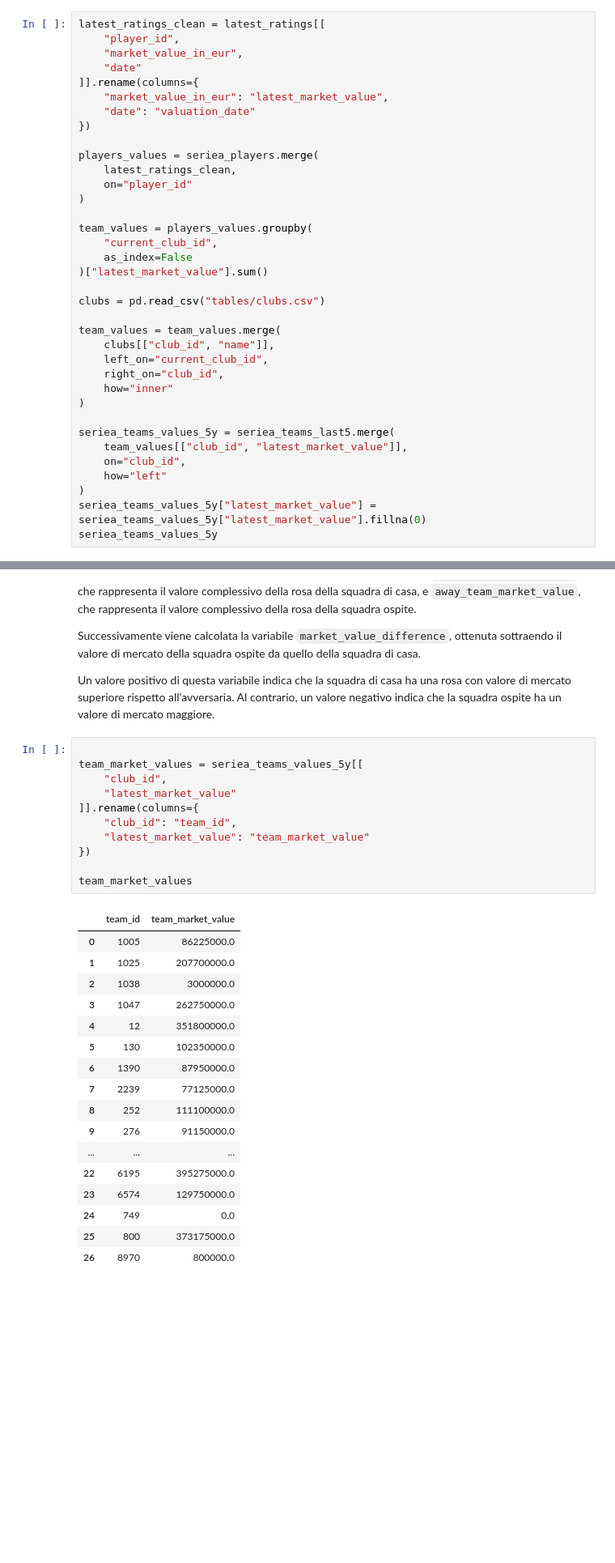
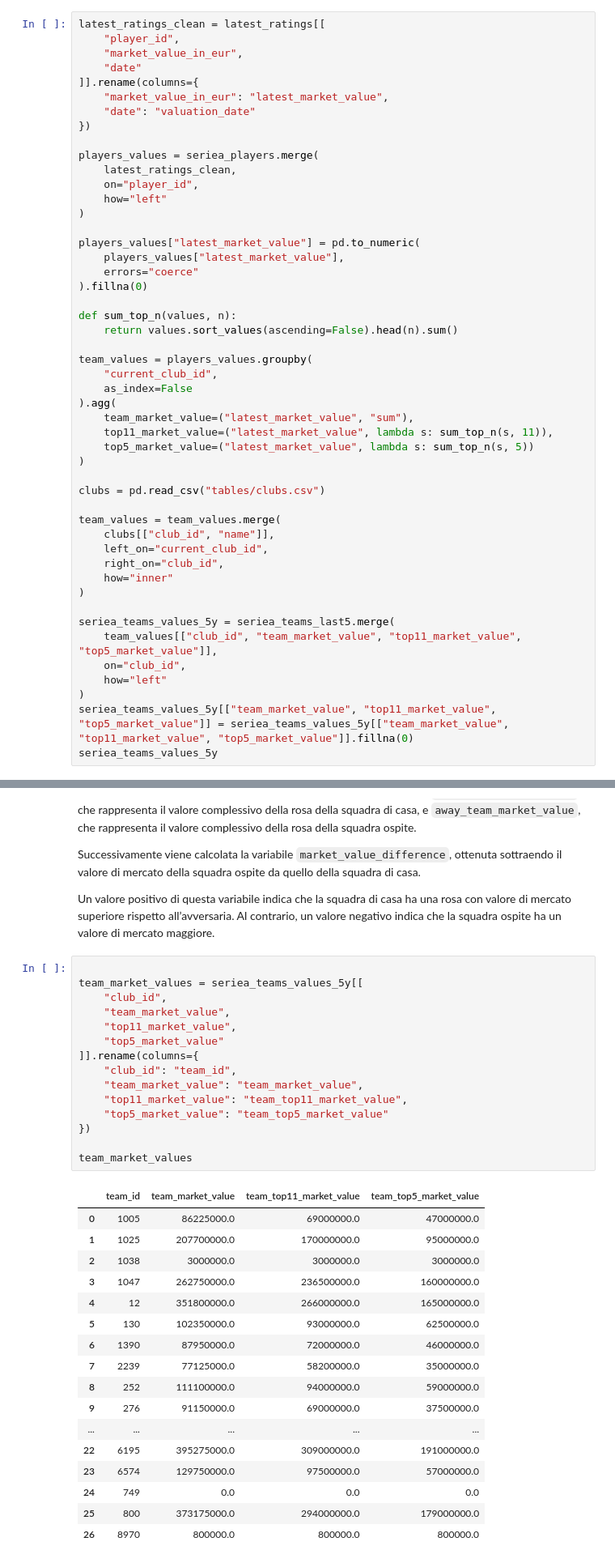
Before and after one commit to burraco04/serieA-Prediction-Model, a Jupyter notebook: notebook.ipynb, the cells around one changed output, grey strips where cells are left out. Shown at 81% size. Saved outputs shown, nothing was run; the diff lists cells and outputs as text; blank space fills up the shorter version.

```diff
--- a/notebook.ipynb
+++ b/notebook.ipynb
@@ -261,13 +262,26 @@ latest_ratings_clean = latest_ratings[[
 
 players_values = seriea_players.merge(
     latest_ratings_clean,
-    on="player_id"
+    on="player_id",
+    how="left"
 )
+
+players_values["latest_market_value"] = pd.to_numeric(
+    players_values["latest_market_value"],
+    errors="coerce"
+).fillna(0)
+
+def sum_top_n(values, n):
+    return values.sort_values(ascending=False).head(n).sum()
 
 team_values = players_values.groupby(
     "current_club_id",
     as_index=False
-)["latest_market_value"].sum()
+).agg(
+    team_market_value=("latest_market_value", "sum"),
+    top11_market_value=("latest_market_value", lambda s: sum_top_n(s, 11)),
+    top5_market_value=("latest_market_value", lambda s: sum_top_n(s, 5))
+)
 
 clubs = pd.read_csv("tables/clubs.csv")
 
@@ -279,11 +293,11 @@ team_values = team_values.merge(
 )
 
 seriea_teams_values_5y = seriea_teams_last5.merge(
-    team_values[["club_id", "latest_market_value"]],
+    team_values[["club_id", "team_market_value", "top11_market_value", "top5_market_value"]],
     on="club_id",
     how="left"
 )
-seriea_teams_values_5y["latest_market_value"] = seriea_teams_values_5y["latest_market_value"].fillna(0)
+seriea_teams_values_5y[["team_market_value", "top11_market_value", "top5_market_value"]] = seriea_teams_values_5y[["team_market_value", "top11_market_value", "top5_market_value"]].fillna(0)
 seriea_teams_values_5y
 # %% [output]
 |  | club_id | club_code | name | domestic_competition_id | total_market_value | squad_size | average_age | ... |
@@ -318,32 +332,36 @@ Un valore positivo di questa variabile indica che la squadra di casa ha una rosa
 # %%
 
 team_market_values = seriea_teams_values_5y[[
     "club_id",
-    "latest_market_value"
+    "team_market_value",
+    "top11_market_value",
+    "top5_market_value"
 ]].rename(columns={
     "club_id": "team_id",
-    "latest_market_value": "team_market_value"
+    "team_market_value": "team_market_value",
+    "top11_market_value": "team_top11_market_value",
+    "top5_market_value": "team_top5_market_value"
 })
 
 team_market_values
 # %% [output]
-|  | team_id | team_market_value |
-| 0 | 1005 | 86225000.0 |
-| 1 | 1025 | 207700000.0 |
-| 2 | 1038 | 3000000.0 |
-| 3 | 1047 | 262750000.0 |
-| 4 | 12 | 351800000.0 |
-| 5 | 130 | 102350000.0 |
-| 6 | 1390 | 87950000.0 |
-| 7 | 2239 | 77125000.0 |
-| 8 | 252 | 111100000.0 |
-| 9 | 276 | 91150000.0 |
-| ... | ... | ... |
-| 22 | 6195 | 395275000.0 |
-| 23 | 6574 | 129750000.0 |
-| 24 | 749 | 0.0 |
-| 25 | 800 | 373175000.0 |
-| 26 | 8970 | 800000.0 |
+|  | team_id | team_market_value | team_top11_market_value | team_top5_market_value |
+| 0 | 1005 | 86225000.0 | 69000000.0 | 47000000.0 |
+| 1 | 1025 | 207700000.0 | 170000000.0 | 95000000.0 |
+| 2 | 1038 | 3000000.0 | 3000000.0 | 3000000.0 |
+| 3 | 1047 | 262750000.0 | 236500000.0 | 160000000.0 |
+| 4 | 12 | 351800000.0 | 266000000.0 | 165000000.0 |
+| 5 | 130 | 102350000.0 | 93000000.0 | 62500000.0 |
+| 6 | 1390 | 87950000.0 | 72000000.0 | 46000000.0 |
+| 7 | 2239 | 77125000.0 | 58200000.0 | 35000000.0 |
+| 8 | 252 | 111100000.0 | 94000000.0 | 59000000.0 |
+| 9 | 276 | 91150000.0 | 69000000.0 | 37500000.0 |
+| ... | ... | ... | ... | ... |
+| 22 | 6195 | 395275000.0 | 309000000.0 | 191000000.0 |
+| 23 | 6574 | 129750000.0 | 97500000.0 | 57000000.0 |
+| 24 | 749 | 0.0 | 0.0 | 0.0 |
+| 25 | 800 | 373175000.0 | 294000000.0 | 179000000.0 |
+| 26 | 8970 | 800000.0 | 800000.0 | 800000.0 |
 # %%
 games_market = relevant_games.copy()
 
```
Also changed, not shown: parts of 5 cells of this notebook.
